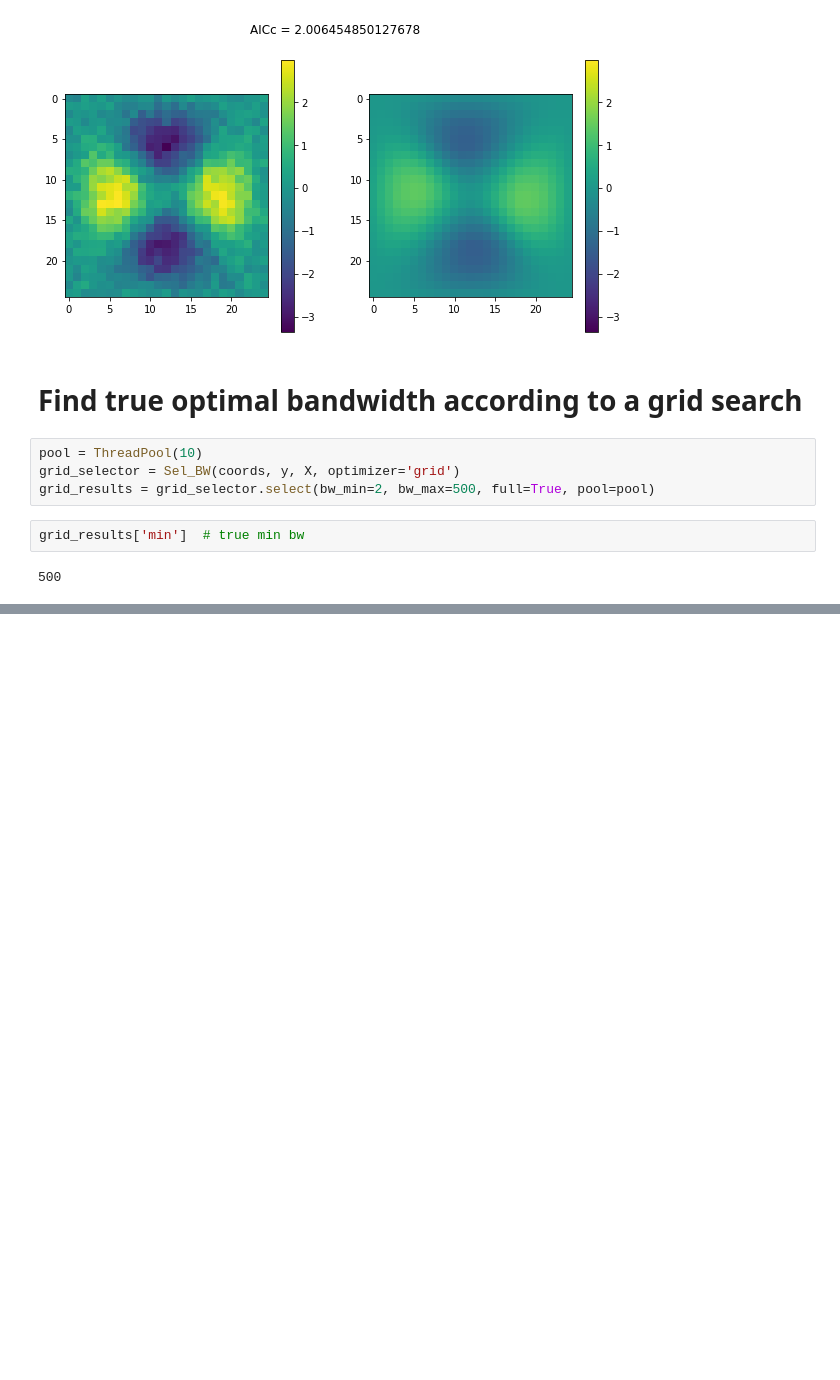
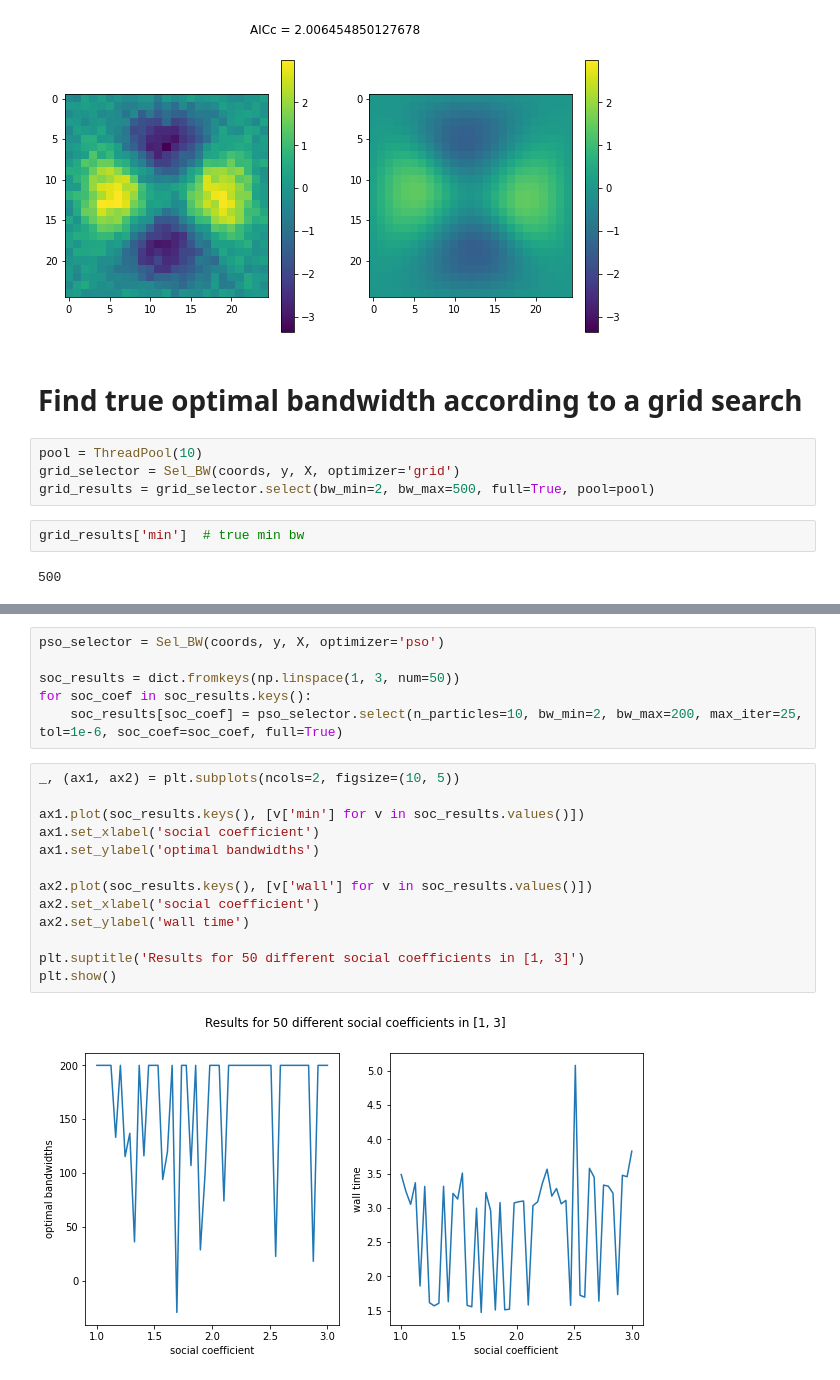
Before and after one commit to tdhoffman/gwr-optimizers, a Jupyter notebook: code/pso-comparing.ipynb, the cells around one changed output, grey strips where cells are left out. Saved outputs shown, nothing was run; the diff lists cells and outputs as text; blank space fills up the shorter version.

```diff
--- a/code/pso-comparing.ipynb
+++ b/code/pso-comparing.ipynb
@@ -99,0 +126,21 @@ plt.show()
+# %%
+pso_selector = Sel_BW(coords, y, X, optimizer='pso')
+
+soc_results = dict.fromkeys(np.linspace(1, 3, num=50))
+for soc_coef in soc_results.keys():
+    soc_results[soc_coef] = pso_selector.select(n_particles=10, bw_min=2, bw_max=200, max_iter=25, tol=1e-6, soc_coef=soc_coef, full=True)
+# %%
+_, (ax1, ax2) = plt.subplots(ncols=2, figsize=(10, 5))
+
+ax1.plot(soc_results.keys(), [v['min'] for v in soc_results.values()])
+ax1.set_xlabel('social coefficient')
+ax1.set_ylabel('optimal bandwidths')
+
+ax2.plot(soc_results.keys(), [v['wall'] for v in soc_results.values()])
+ax2.set_xlabel('social coefficient')
+ax2.set_ylabel('wall time')
+
+plt.suptitle('Results for 50 different social coefficients in [1, 3]')
+plt.show()
+# %% [output]
+[figure, added]
```
Also changed, not shown: parts of 8 cells of this notebook.
